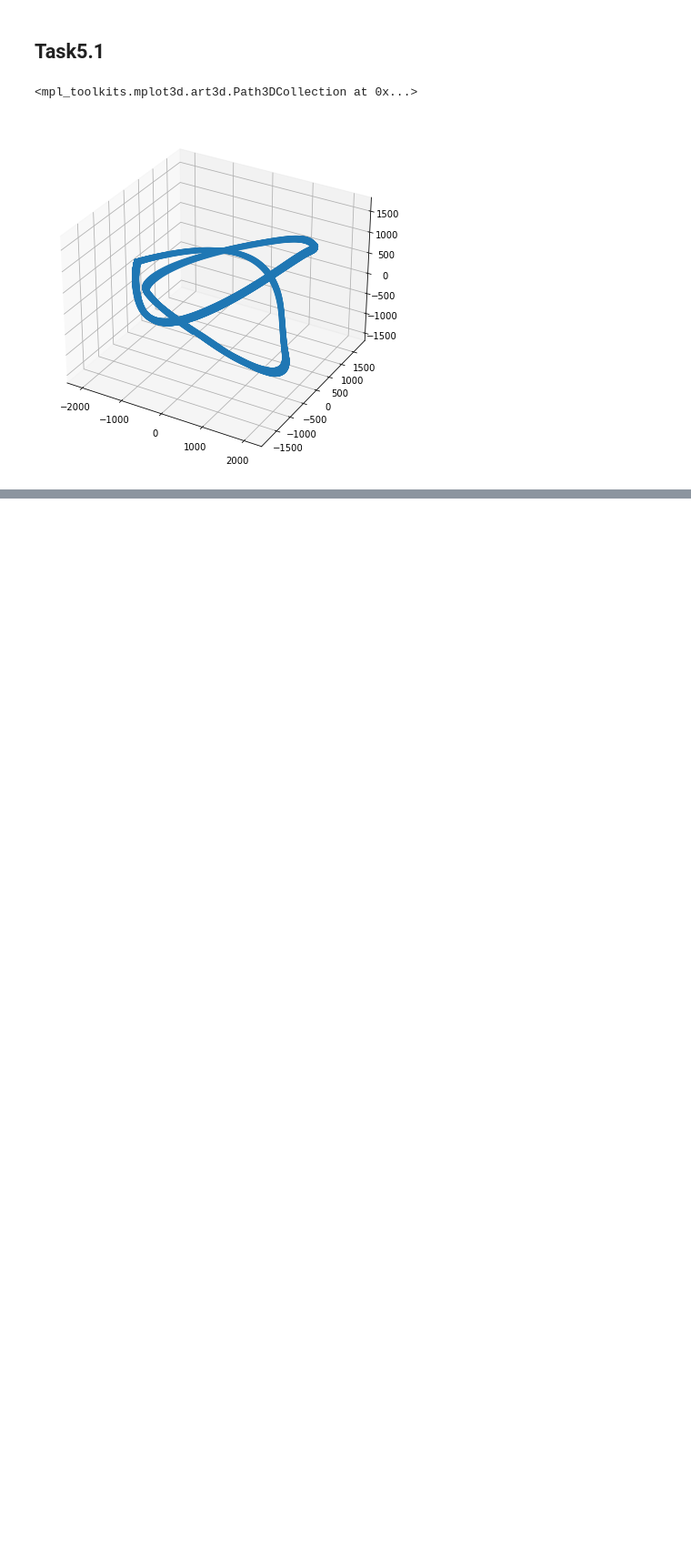
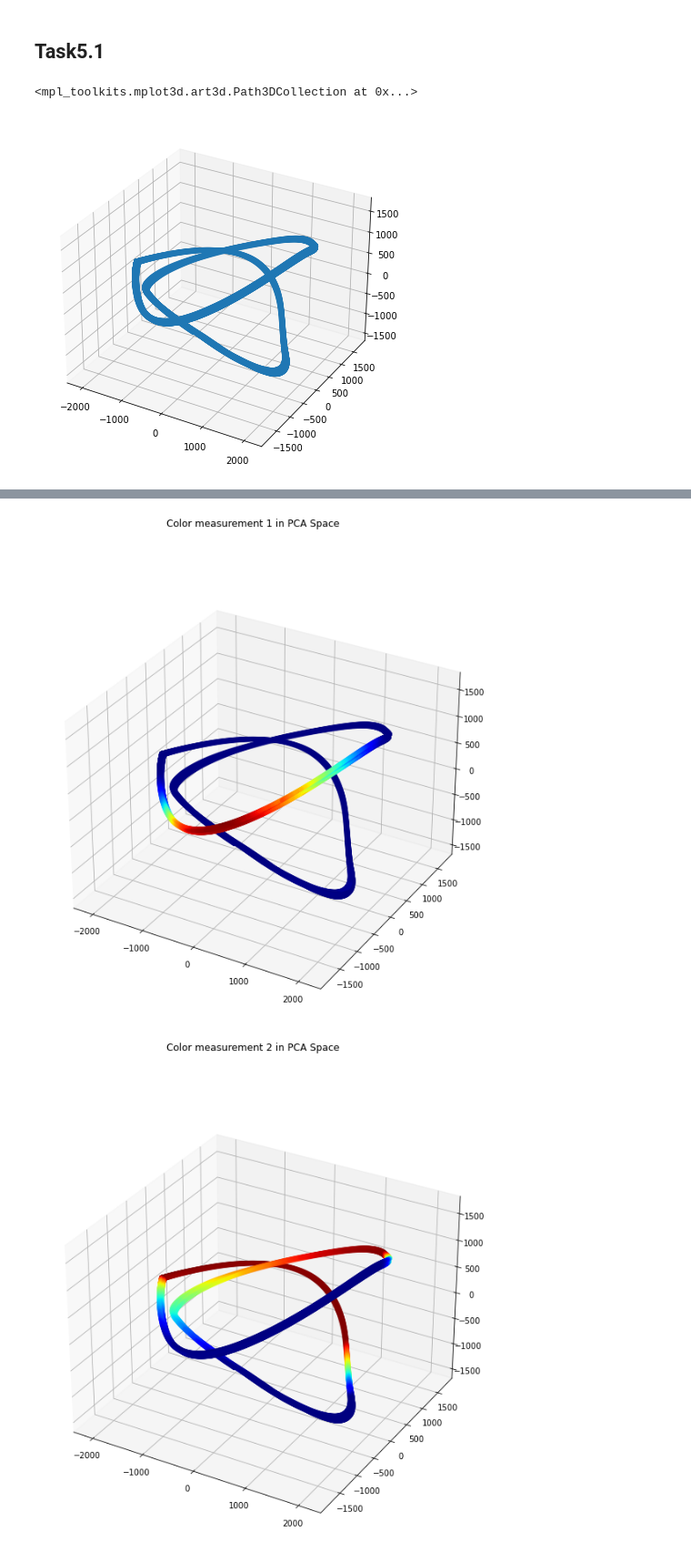
Before and after one commit to ge96rox/MLCMS05, a Jupyter notebook: task5.ipynb, the cells around one changed output, grey strips where cells are left out. Shown at 91% size. Drawn from its saved outputs; the diff is of its cells as text; code cells hidden in the pictures; blank space fills up the shorter version.

```diff
--- a/task5.ipynb
+++ b/task5.ipynb
@@ -54,0 +54,12 @@ ax.scatter(proj[:,0], proj[:,1], proj[:,2])
+# %%
+for i in range(1, 10):
+    fig = plt.figure(figsize=(10, 10))
+    ax = fig.gca(projection='3d')
+    ax.scatter(proj[:, 0], proj[:, 1], proj[:, 2], c=data[:data.shape[0] - delay, i],
+               cmap='jet')
+    plt.suptitle('Color measurement %d in PCA Space'% i)
+
+    plt.show()
+# %% [output]
+[figure, added]
+[figure, added]
```
Also changed, not shown: parts of 3 cells of this notebook, 3 other files.
